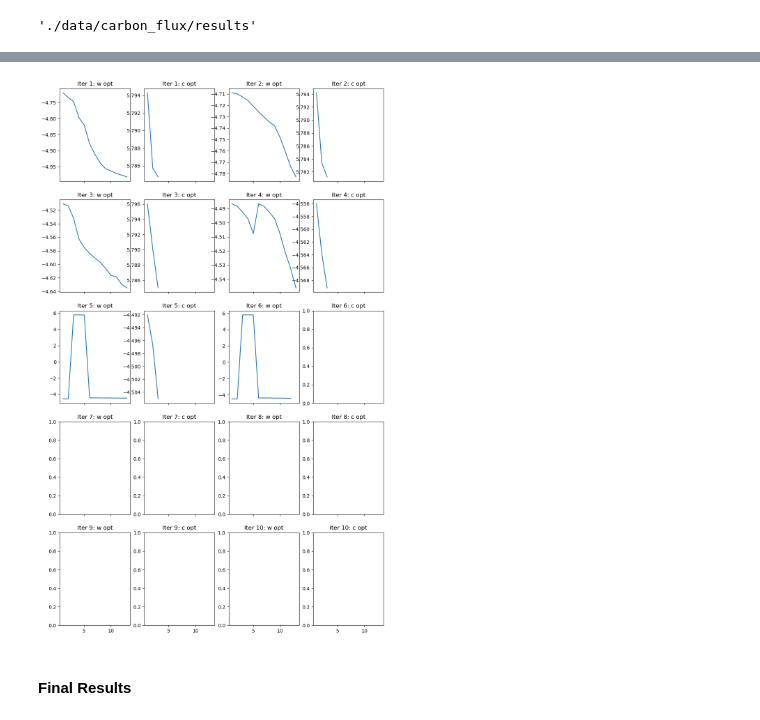
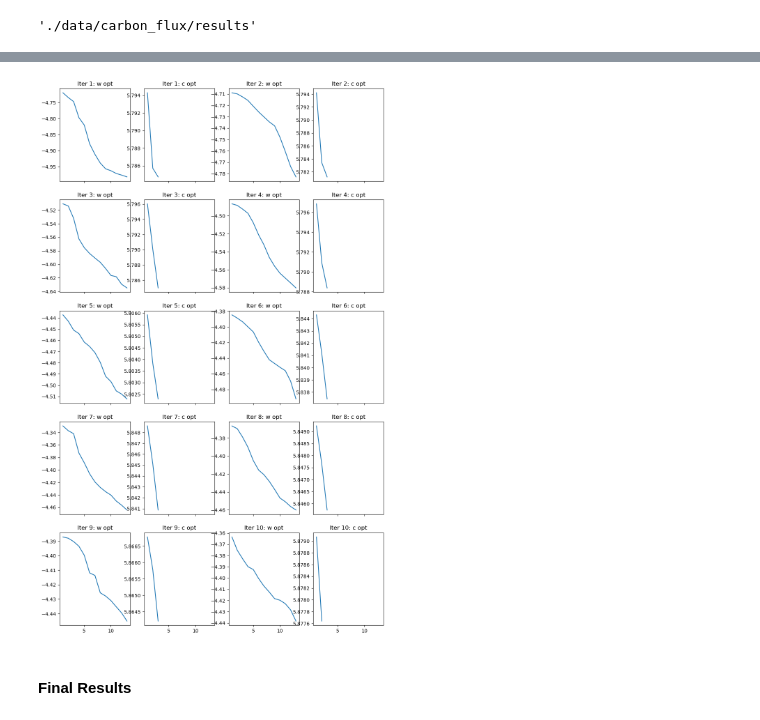
Before and after one commit to mcstanle/cf_inversion_sb_admm, a Jupyter notebook: output_investigations_20.ipynb, the cells around one changed output, grey strips where cells are left out. Saved outputs shown, nothing was run; the diff lists cells and outputs as text; code cells hidden in the pictures.

```diff
--- a/output_investigations_20.ipynb
+++ b/output_investigations_20.ipynb
@@ -153,6 +153,9 @@ with open(BASE_DIR + '/20/stdout.txt', 'r') as f:
 
 with open(BASE_DIR + '/20/stdout_3_10.txt', 'r') as f:
     stdout_3_10_raw = f.readlines()
+
+with open(BASE_DIR + '/20/stdout_5_10.txt', 'r') as f:
+    stdout_5_10_raw = f.readlines()
 # %%
 # isolate the trajectories from the w optimization
 all_obj_vals_0_2 = [float(line[22:34].replace('D', 'e')) for line in stdout_0_2_raw if 'At iterate' in line]
@@ -205,50 +229,50 @@ ax[2, 1].plot(np.arange(1, len(traj_c_05) + 1), traj_c_05)
 
 # iteration 6
 ax[2, 2].plot(np.arange(1, len(traj_w_06) + 1), traj_w_06)
-# ax[2, 3].plot(np.arange(1, len(traj_c_06) + 1), traj_c_06)
+ax[2, 3].plot(np.arange(1, len(traj_c_06) + 1), traj_c_06)
 
-# # iteration 7
-# ax[3, 0].plot(np.arange(1, len(traj_w_07) + 1), traj_w_07)
-# ax[3, 1].plot(np.arange(1, len(traj_c_07) + 1), traj_c_07)
+# iteration 7
+ax[3, 0].plot(np.arange(1, len(traj_w_07) + 1), traj_w_07)
+ax[3, 1].plot(np.arange(1, len(traj_c_07) + 1), traj_c_07)
 
-# # iteration 8
-# ax[3, 2].plot(np.arange(1, len(traj_w_08) + 1), traj_w_08)
-# ax[3, 3].plot(np.arange(1, len(traj_c_08) + 1), traj_c_08)
+# iteration 8
+ax[3, 2].plot(np.arange(1, len(traj_w_08) + 1), traj_w_08)
+ax[3, 3].plot(np.arange(1, len(traj_c_08) + 1), traj_c_08)
 
-# # iteration 9
-# ax[4, 0].plot(np.arange(1, len(traj_w_09) + 1), traj_w_09)
-# ax[4, 1].plot(np.arange(1, len(traj_c_09) + 1), traj_c_09)
+# iteration 9
+ax[4, 0].plot(np.arange(1, len(traj_w_09) + 1), traj_w_09)
+ax[4, 1].plot(np.arange(1, len(traj_c_09) + 1), traj_c_09)
 
-# # iteration 10
-# ax[4, 2].plot(np.arange(1, len(traj_w_10) + 1), traj_w_10)
-# ax[4, 3].plot(np.arange(1, len(traj_c_10) + 1), traj_c_10)
+# iteration 10
+ax[4, 2].plot(np.arange(1, len(traj_w_10) + 1), traj_w_10)
+ax[4, 3].plot(np.arange(1, len(traj_c_10) + 1), traj_c_10)
 
 # labels
 ax[0, 0].set_title('Iter 1: w opt')
 ax[0, 1].set_title('Iter 1: c opt')
 ax[0, 2].set_title('Iter 2: w opt')
 ax[0, 3].set_title('Iter 2: c opt')
 ax[1, 0].set_title('Iter 3: w opt')
 ax[1, 1].set_title('Iter 3: c opt')
 ax[1, 2].set_title('Iter 4: w opt')
 ax[1, 3].set_title('Iter 4: c opt')
 ax[2, 0].set_title('Iter 5: w opt')
 ax[2, 1].set_title('Iter 5: c opt')
 ax[2, 2].set_title('Iter 6: w opt')
 ax[2, 3].set_title('Iter 6: c opt')
 ax[3, 0].set_title('Iter 7: w opt')
 ax[3, 1].set_title('Iter 7: c opt')
 ax[3, 2].set_title('Iter 8: w opt')
 ax[3, 3].set_title('Iter 8: c opt')
 ax[4, 0].set_title('Iter 9: w opt')
 ax[4, 1].set_title('Iter 9: c opt')
 ax[4, 2].set_title('Iter 10: w opt')
 ax[4, 3].set_title('Iter 10: c opt')
 
 # plt.savefig(SAVE_FIG_BASE + '/suboptimization_progress.png', dpi=300)
 plt.show()
 # %% [output]
-[figure, old version]
+[figure, new version]
 # %% [markdown]
 #### Final Results
 # %%
```
Also changed, not shown: parts of 10 cells of this notebook, 1 other file.
